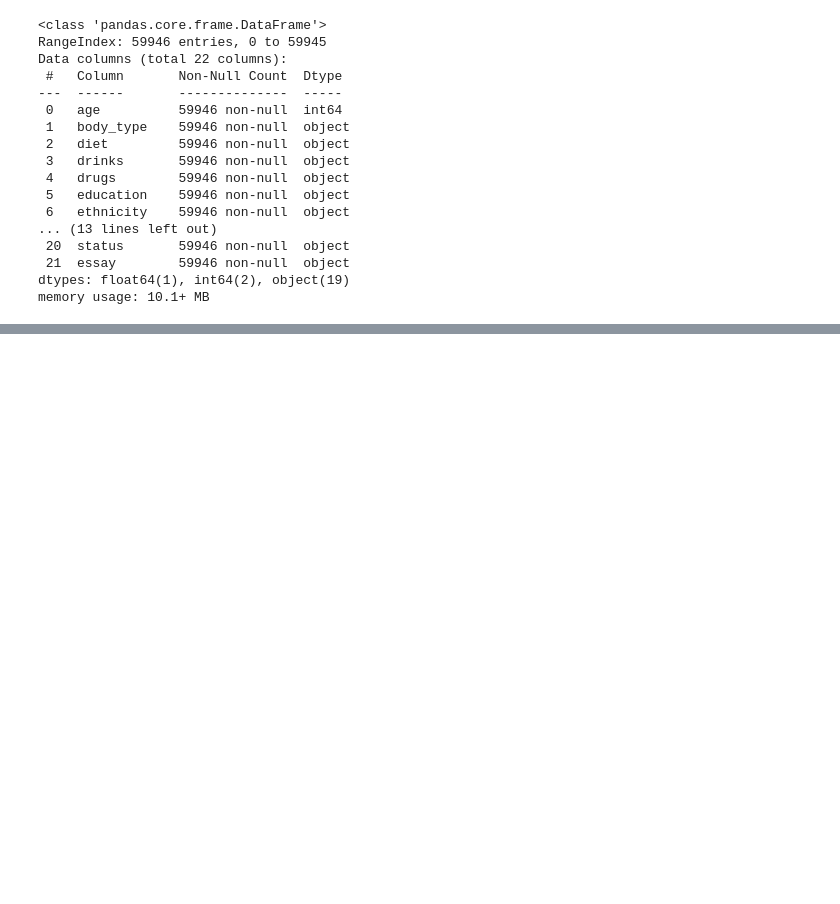
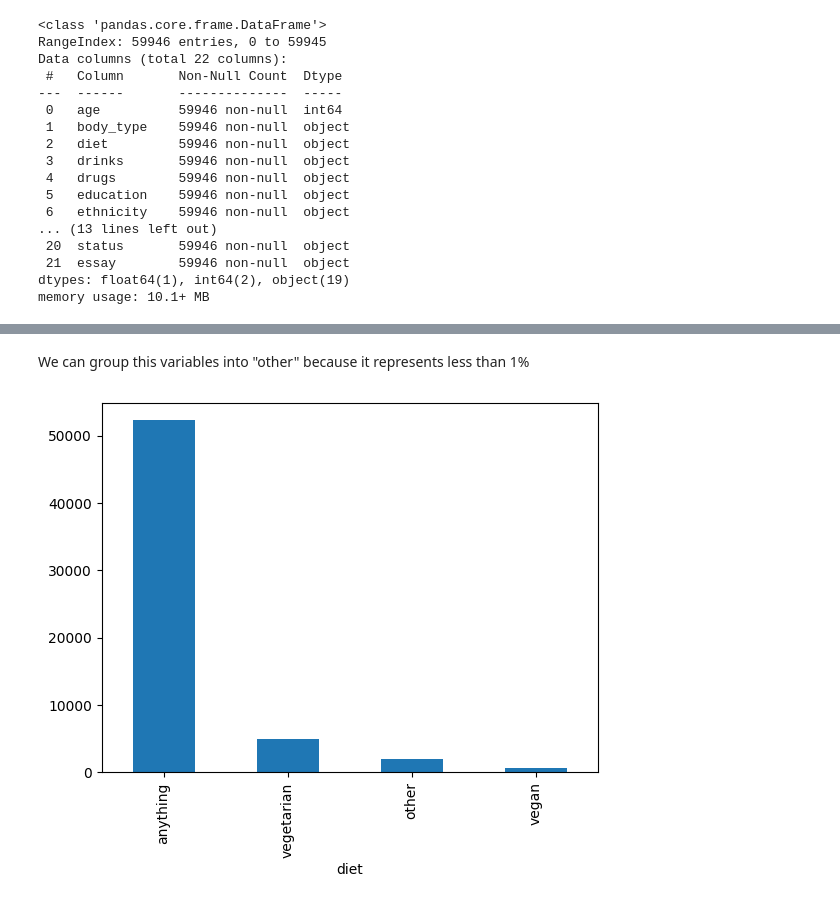
Before and after one commit to vickpat1/Portfolio-Data-Science, a Jupyter notebook: Date App/date-a-scientist.ipynb, the cells around one changed output, grey strips where cells are left out. Cells and saved outputs as stored; diff of their text form; code cells hidden in the pictures; blank space fills up the shorter version.

```diff
--- a/Date App/date-a-scientist.ipynb
+++ b/Date App/date-a-scientist.ipynb
@@ -106,0 +230,9 @@ memory usage: 10.1+ MB
+# %% [markdown]
+We can group this variables into "other" because it represents less than 1%
+# %%
+profiles["diet"] = profiles["diet"].apply(lambda x: "other" if "halal" in x or "kosher" in x else x)
+profiles["diet"].value_counts().plot(kind="bar")
+plt.show()
+plt.close()
+# %% [output]
+[figure, added]
```
Also changed, not shown: parts of 19 cells of this notebook.
